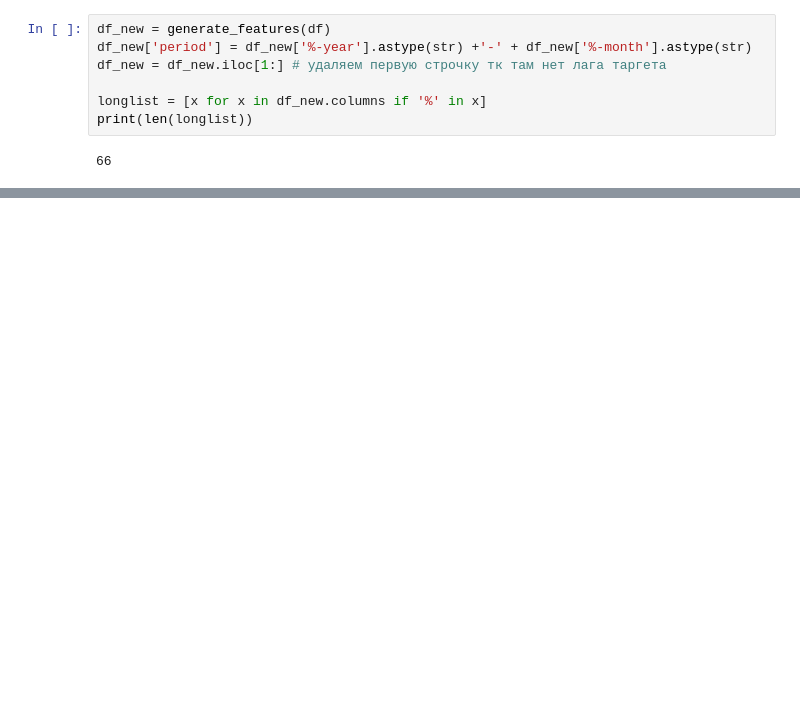
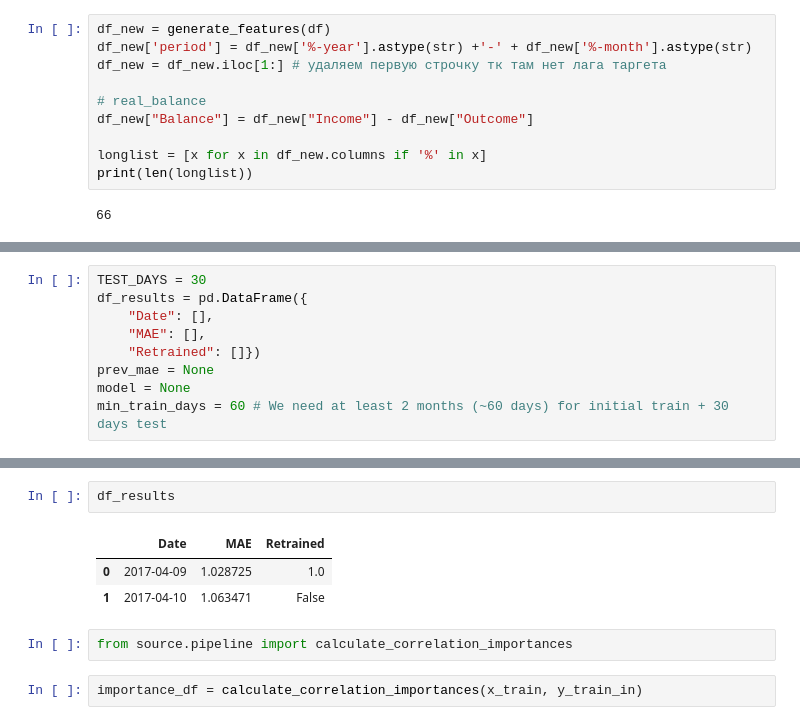
Before and after one commit to Blausher/ts, a Jupyter notebook: project.ipynb, the cells around one changed output, grey strips where cells are left out. Cells and saved outputs as stored; diff of their text form; blank space fills up the shorter version.

```diff
--- a/project.ipynb
+++ b/project.ipynb
@@ -111,6 +115,9 @@ df_new = generate_features(df)
 df_new['period'] = df_new['%-year'].astype(str) +'-' + df_new['%-month'].astype(str)
 df_new = df_new.iloc[1:] # удаляем первую строчку тк там нет лага таргета
 
+# real_balance
+df_new["Balance"] = df_new["Income"] - df_new["Outcome"]
+
 longlist = [x for x in df_new.columns if '%' in x]
 print(len(longlist))
 # %% [output]
@@ -183,0 +129,9 @@ def calculate_correlation_importances(x_train, y):
+# %%
+TEST_DAYS = 30
+df_results = pd.DataFrame({
+    "Date": [],
+    "MAE": [],
+    "Retrained": []})
+prev_mae = None
+model = None
+min_train_days = 60 # We need at least 2 months (~60 days) for initial train + 30 days test
@@ -183,0 +272,10 @@ def calculate_correlation_importances(x_train, y):
+# %%
+df_results
+# %% [output]
+|  | Date | MAE | Retrained |
+| 0 | 2017-04-09 | 1.028725 | 1.0 |
+| 1 | 2017-04-10 | 1.063471 | False |
+# %%
+from source.pipeline import calculate_correlation_importances
+# %%
+importance_df = calculate_correlation_importances(x_train, y_train_in)
```
Also changed, not shown: parts of 16 cells of this notebook, 3 other files.
